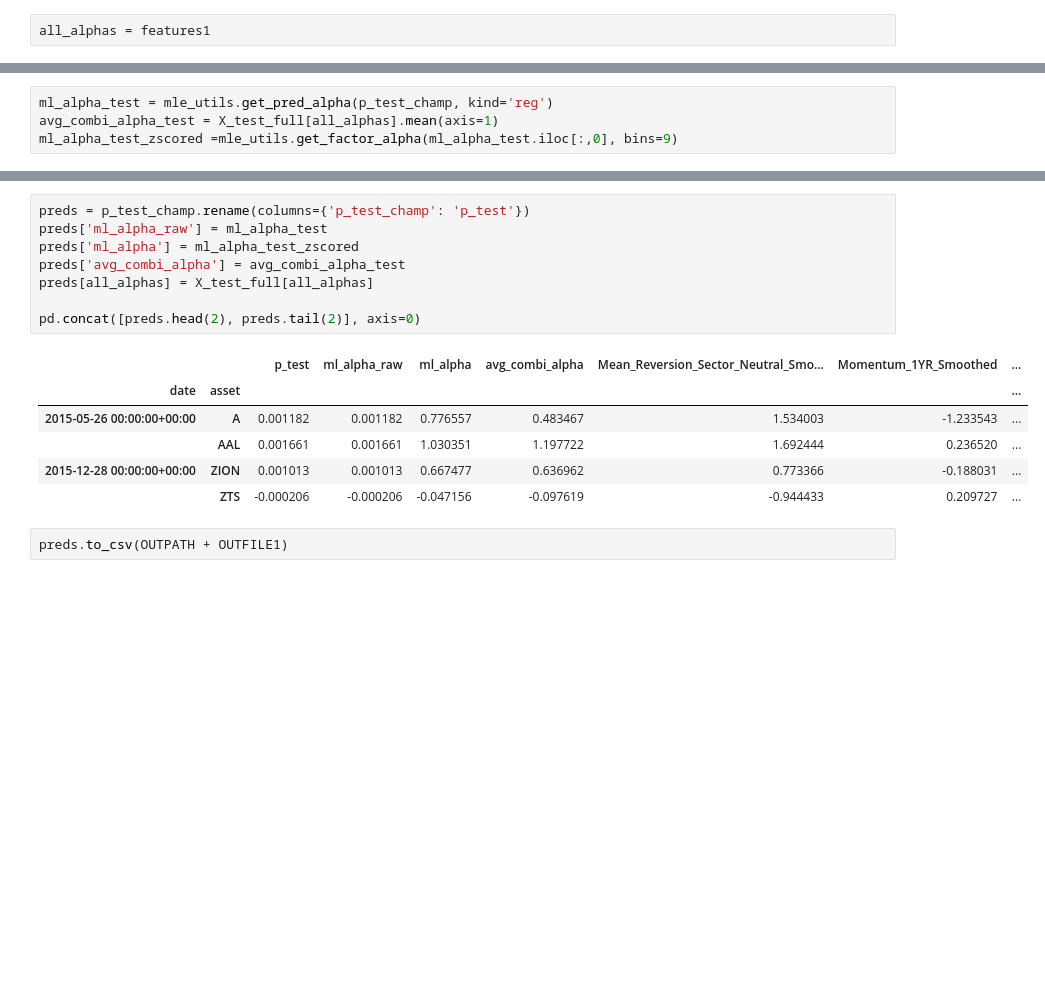
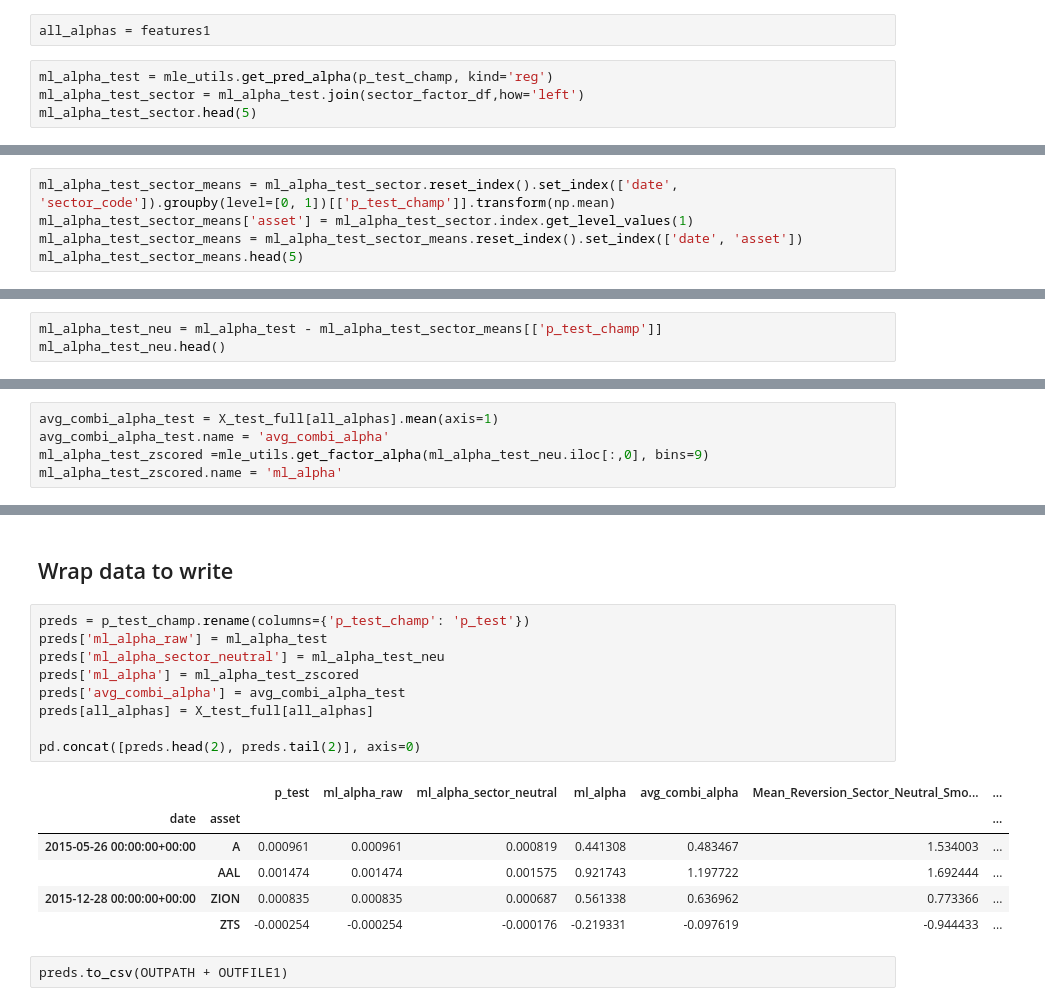
Before and after one commit to manualrg/dslab-ai-for-trading, a Jupyter notebook: notebooks/03_ml_models/02_mlmod_linmodels_featselect.ipynb, the cells around one changed output, grey strips where cells are left out. Cells and saved outputs as stored; diff of their text form; blank space fills up the shorter version.

```diff
--- a/notebooks/03_ml_models/02_mlmod_linmodels_featselect.ipynb
+++ b/notebooks/03_ml_models/02_mlmod_linmodels_featselect.ipynb
@@ -836,2 +810,6 @@ plt.show()
 # %%
 all_alphas = features1
+# %%
+ml_alpha_test = mle_utils.get_pred_alpha(p_test_champ, kind='reg')
+ml_alpha_test_sector = ml_alpha_test.join(sector_factor_df,how='left')
+ml_alpha_test_sector.head(5)
@@ -837,0 +824,5 @@ all_alphas = features1
+# %%
+ml_alpha_test_sector_means = ml_alpha_test_sector.reset_index().set_index(['date', 'sector_code']).groupby(level=[0, 1])[['p_test_champ']].transform(np.mean)
+ml_alpha_test_sector_means['asset'] = ml_alpha_test_sector.index.get_level_values(1)
+ml_alpha_test_sector_means = ml_alpha_test_sector_means.reset_index().set_index(['date', 'asset'])
+ml_alpha_test_sector_means.head(5)
@@ -837,0 +837,3 @@ all_alphas = features1
+# %%
+ml_alpha_test_neu = ml_alpha_test - ml_alpha_test_sector_means[['p_test_champ']]
+ml_alpha_test_neu.head()
@@ -838,4 +848,5 @@ all_alphas = features1
 # %%
-ml_alpha_test = mle_utils.get_pred_alpha(p_test_champ, kind='reg')
 avg_combi_alpha_test = X_test_full[all_alphas].mean(axis=1)
-ml_alpha_test_zscored =mle_utils.get_factor_alpha(ml_alpha_test.iloc[:,0], bins=9)
+avg_combi_alpha_test.name = 'avg_combi_alpha'
+ml_alpha_test_zscored =mle_utils.get_factor_alpha(ml_alpha_test_neu.iloc[:,0], bins=9)
+ml_alpha_test_zscored.name = 'ml_alpha'
@@ -849,18 +889,21 @@ plt.show()
+# %% [markdown]
+## Wrap data to write
 # %%
 preds = p_test_champ.rename(columns={'p_test_champ': 'p_test'})
 preds['ml_alpha_raw'] = ml_alpha_test
+preds['ml_alpha_sector_neutral'] = ml_alpha_test_neu
 preds['ml_alpha'] = ml_alpha_test_zscored
 preds['avg_combi_alpha'] = avg_combi_alpha_test
 preds[all_alphas] = X_test_full[all_alphas]
 
 pd.concat([preds.head(2), preds.tail(2)], axis=0)
 # %% [output]
-|  |  | p_test | ml_alpha_raw | ml_alpha | avg_combi_alpha | Mean_Reversion_Sector_Neutral_Smo... | Momentum_1YR_Smoothed | ... |
+|  |  | p_test | ml_alpha_raw | ml_alpha_sector_neutral | ml_alpha | avg_combi_alpha | Mean_Reversion_Sector_Neutral_Smo... | ... |
 | date | asset |  |  |  |  |  |  | ... |
-| 2015-05-26 00:00:00+00:00 | A | 0.001182 | 0.001182 | 0.776557 | 0.483467 | 1.534003 | -1.233543 | ... |
-|  | AAL | 0.001661 | 0.001661 | 1.030351 | 1.197722 | 1.692444 | 0.236520 | ... |
-| 2015-12-28 00:00:00+00:00 | ZION | 0.001013 | 0.001013 | 0.667477 | 0.636962 | 0.773366 | -0.188031 | ... |
-|  | ZTS | -0.000206 | -0.000206 | -0.047156 | -0.097619 | -0.944433 | 0.209727 | ... |
+| 2015-05-26 00:00:00+00:00 | A | 0.000961 | 0.000961 | 0.000819 | 0.441308 | 0.483467 | 1.534003 | ... |
+|  | AAL | 0.001474 | 0.001474 | 0.001575 | 0.921743 | 1.197722 | 1.692444 | ... |
+| 2015-12-28 00:00:00+00:00 | ZION | 0.000835 | 0.000835 | 0.000687 | 0.561338 | 0.636962 | 0.773366 | ... |
+|  | ZTS | -0.000254 | -0.000254 | -0.000176 | -0.219331 | -0.097619 | -0.944433 | ... |
 # %%
 preds.to_csv(OUTPATH + OUTFILE1)
 # %%
```
Also changed, not shown: parts of 27 cells of this notebook.
